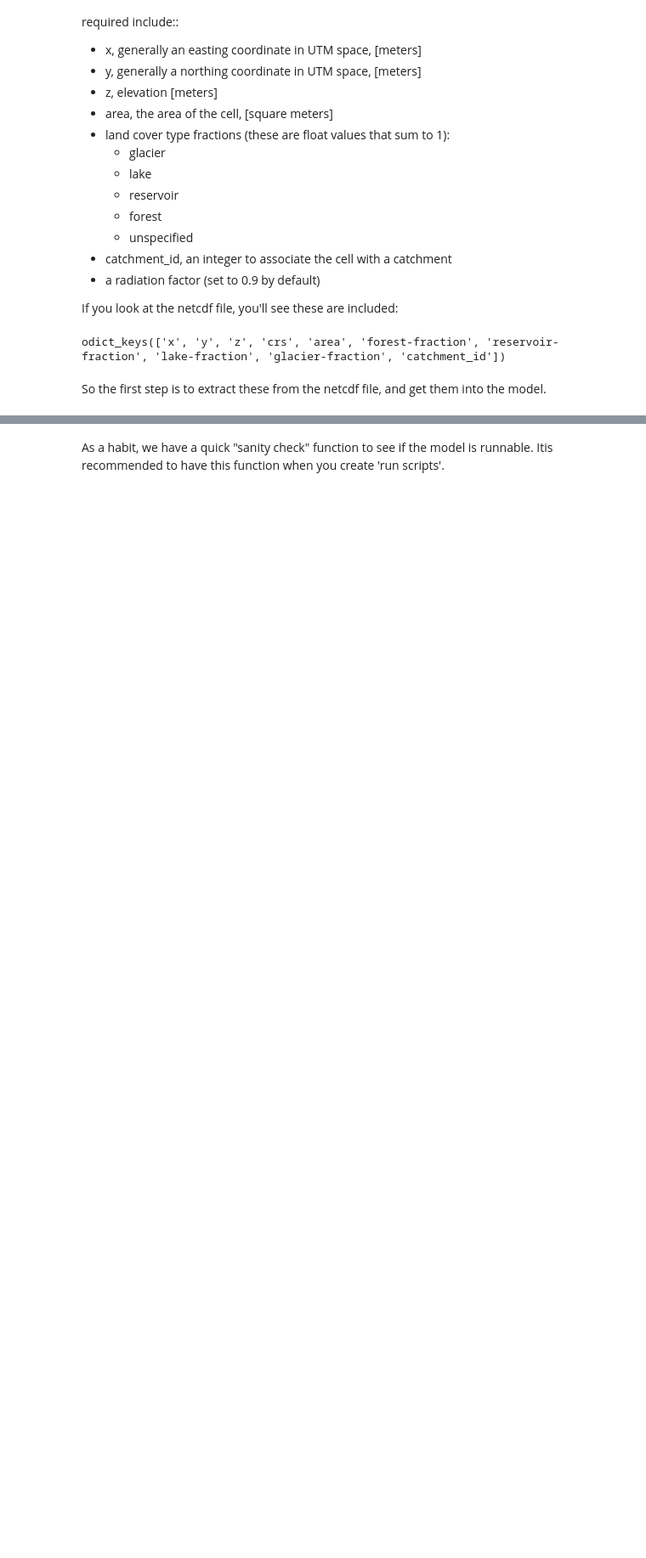
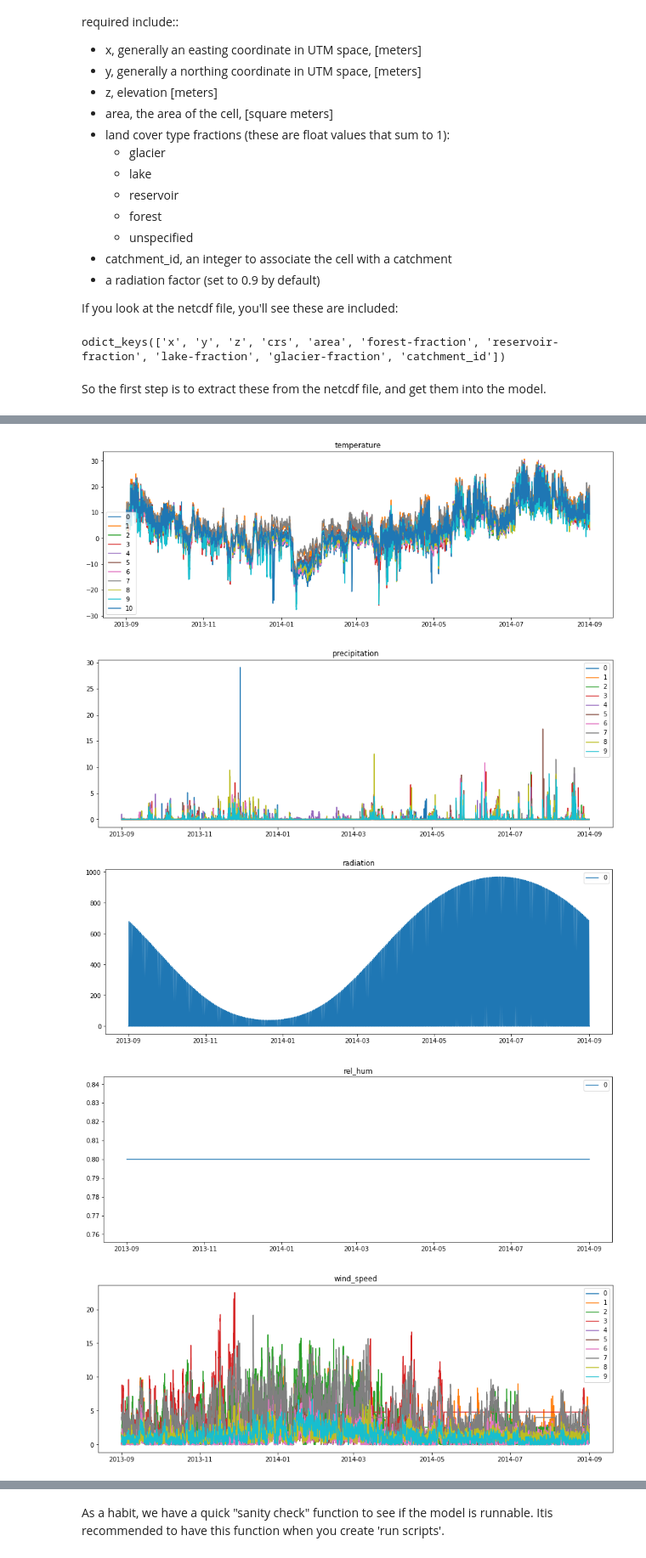
Before and after one commit to annefou/shyft-doc, a Jupyter notebook: notebooks/nea-example/api-intro.ipynb, the cells around one changed output, grey strips where cells are left out. Shown at 85% size. Drawn from its saved outputs; the diff is of its cells as text; code cells hidden in the pictures; blank space fills up the shorter version.

```diff
--- a/notebooks/nea-example/api-intro.ipynb
+++ b/notebooks/nea-example/api-intro.ipynb
@@ -96,14 +72,19 @@ cell_data = Dataset( os.path.join(shyftdata_dir, 'netcdf/orchestration-testdata/
 x = cell_data.variables['x'][:]
 y = cell_data.variables['y'][:]
 z = cell_data.variables['z'][:]
+cid = cell_data.variables['catchment_id'][:]
 
 # and make a quick catchment map...
 # using a scatter plot of the cells
 fig, ax = plt.subplots(figsize=(15,5))
 cm = plt.cm.get_cmap('rainbow')
-plot = ax.scatter(x, y, c=z, marker='.', s=40, lw=0, cmap=cm)
-plt.colorbar(plot).set_label('catchment elevation [m]')
+elv_col = ax.scatter(x, y, c=z, marker='.', s=40, lw=0, cmap=cm)
+# cm = plt.cm.get_cmap('gist_gray')
+# cid_col = ax.scatter(x, y, c=cid, marker='.', s=40, lw=0, alpha=0.4, cmap=cm)
+plt.colorbar(elv_col).set_label('catchment elevation [m]')
+# plt.colorbar(cid_col).set_label('catchment indices [id]')
 plt.title('Nea Nidelva Catchment')
+# print(set(cid))
 # %% [output]
 Text(0.5,1,'Nea Nidelva Catchment')
 [figure]
@@ -263,5 +114,0 @@ Before we go further, let's look briefly at the contents of this file:
-# %%
-cell_data_file = os.path.join(shyftdata_dir, 'netcdf/orchestration-testdata/cell_data.nc')
-print(cell_data_file)
-cell_data = Dataset(cell_data_file)
-print(cell_data)
@@ -502,9 +114,0 @@ Let's plot the precip of each of the sources:
-# %%
-fig, ax = plt.subplots(figsize=(15,10))
-
-for pr in prec:
-    t,p = [dt.datetime.utcfromtimestamp(t_.start) for t_ in pr.ts.time_axis], pr.ts.values
-    ax.plot(t,p, label=pr.mid_point().x) #uid is empty now, but we reserve for later use
-fig.autofmt_xdate()
-ax.legend(title="Precipitation Input Sources")
-ax.set_ylabel("precip[mm/hr]")
@@ -618,0 +227,28 @@ region_model.initialize_cell_environment(ta_1)
+# %%
+# let's take a look at the 'source' data.
+# this is exactly the data that will be 'fed' to the interpolation routines
+region_environment = re
+
+def plot_station_data(region_environment):
+    """ plot the data within each source vector of the `ARegionEnvironment`
+
+    """
+
+    for fv, sv in region_environment.variables:
+
+        n_stn = len(sv)
+        fig, ax = plt.subplots(figsize=(15,5))
+        for stn in range(n_stn):
+            t, d = [dt.datetime.utcfromtimestamp(t_.start) for t_ in sv[stn].ts.time_axis], sv[stn].ts.values
+            ax.plot(t, d, label=stn)
+
+        plt.title(fv)
+        plt.legend()
+
+plot_station_data(region_environment)
+# %% [output]
+[figure, added]
+[figure, added]
+[figure, added]
+[figure, added]
+[figure, added]
```
Also changed, not shown: parts of 75 cells of this notebook, 2 other files.
